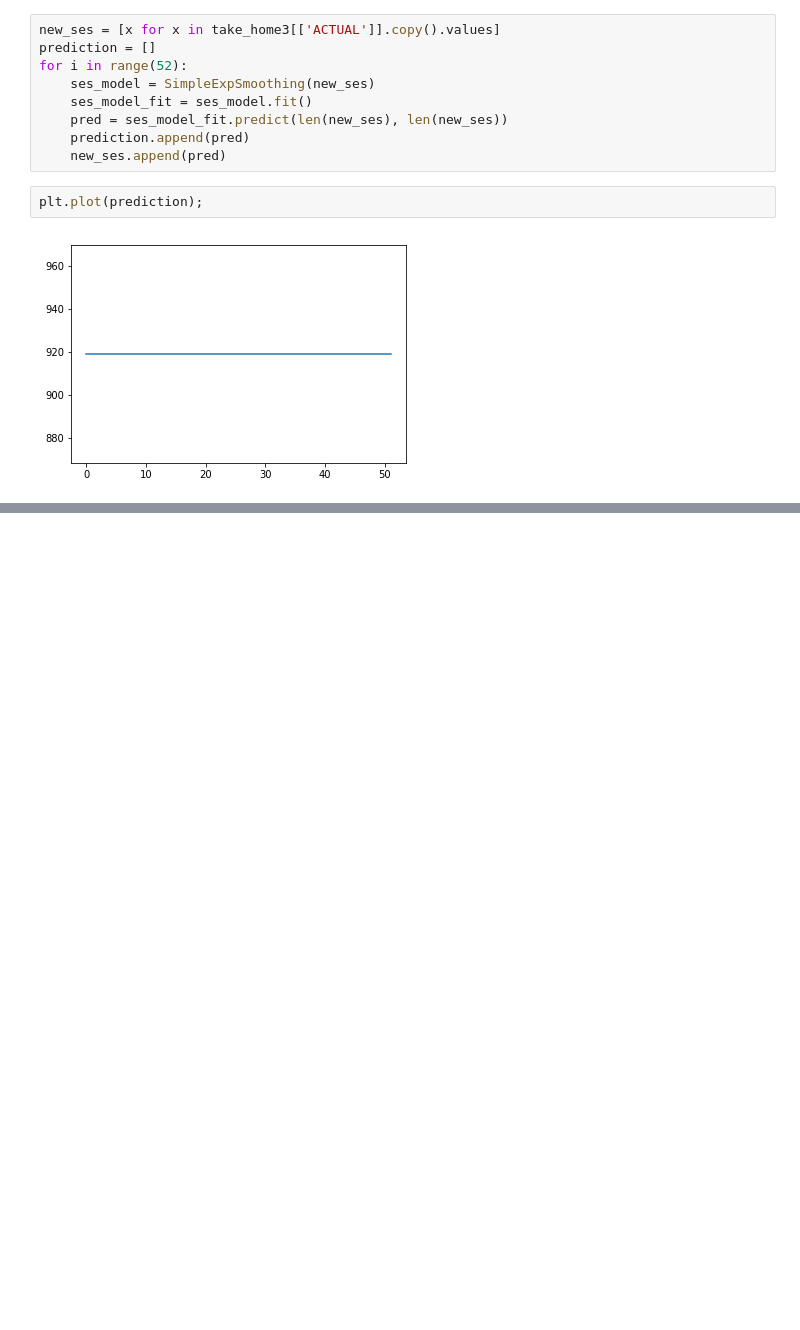
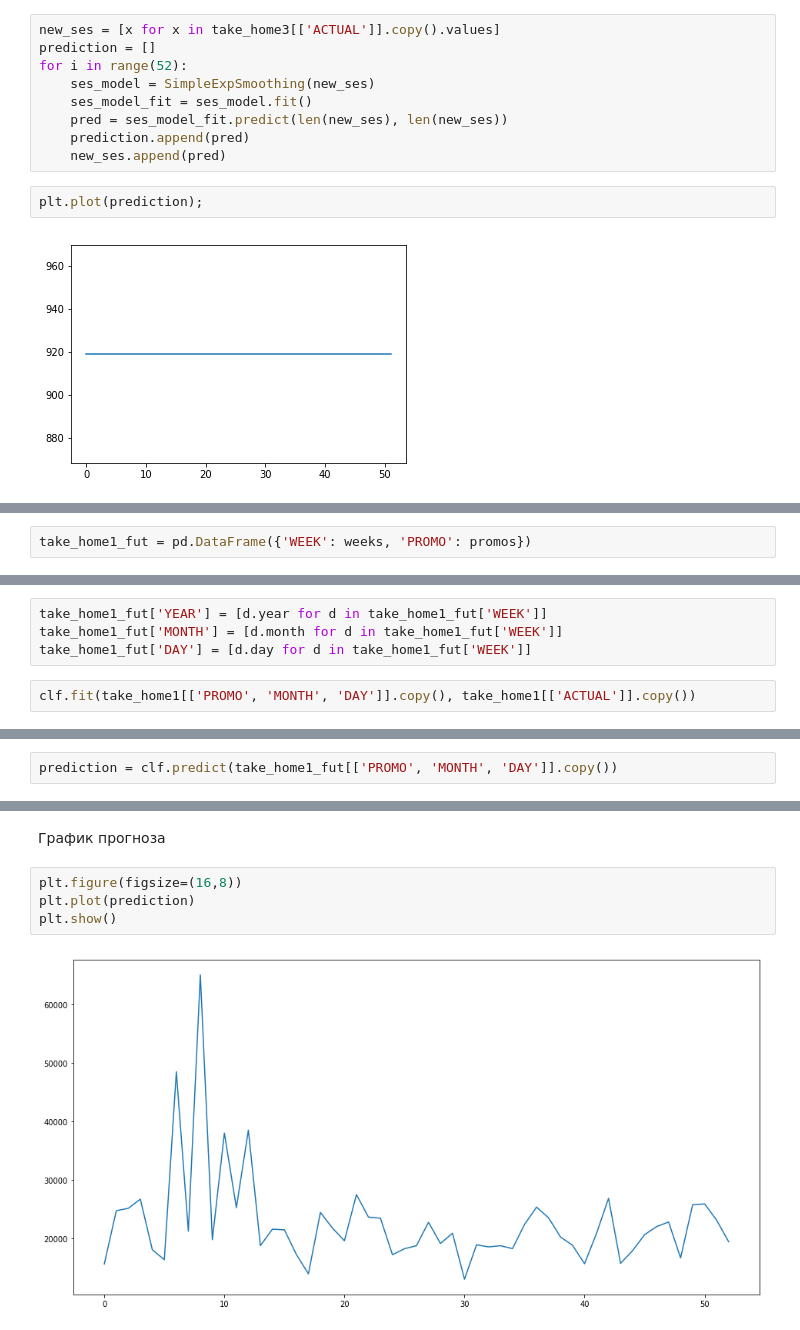
Before and after one commit to antonlagunov1623/ITechArt_lab, a Jupyter notebook: task1.ipynb, the cells around one changed output, grey strips where cells are left out. Saved outputs shown, nothing was run; the diff lists cells and outputs as text; blank space fills up the shorter version.

```diff
--- a/task1.ipynb
+++ b/task1.ipynb
@@ -1242,0 +1301,2 @@ plt.plot(prediction);
+# %%
+take_home1_fut = pd.DataFrame({'WEEK': weeks, 'PROMO': promos})
@@ -1242,0 +1312,6 @@ plt.plot(prediction);
+# %%
+take_home1_fut['YEAR'] = [d.year for d in take_home1_fut['WEEK']]
+take_home1_fut['MONTH'] = [d.month for d in take_home1_fut['WEEK']]
+take_home1_fut['DAY'] = [d.day for d in take_home1_fut['WEEK']]
+# %%
+clf.fit(take_home1[['PROMO', 'MONTH', 'DAY']].copy(), take_home1[['ACTUAL']].copy())
@@ -1242,0 +1327,2 @@ plt.plot(prediction);
+# %%
+prediction = clf.predict(take_home1_fut[['PROMO', 'MONTH', 'DAY']].copy())
@@ -1242,0 +1348,8 @@ plt.plot(prediction);
+# %% [markdown]
+График прогноза
+# %%
+plt.figure(figsize=(16,8))
+plt.plot(prediction)
+plt.show()
+# %% [output]
+[figure, added]
```
Also changed, not shown: parts of 131 cells of this notebook.
